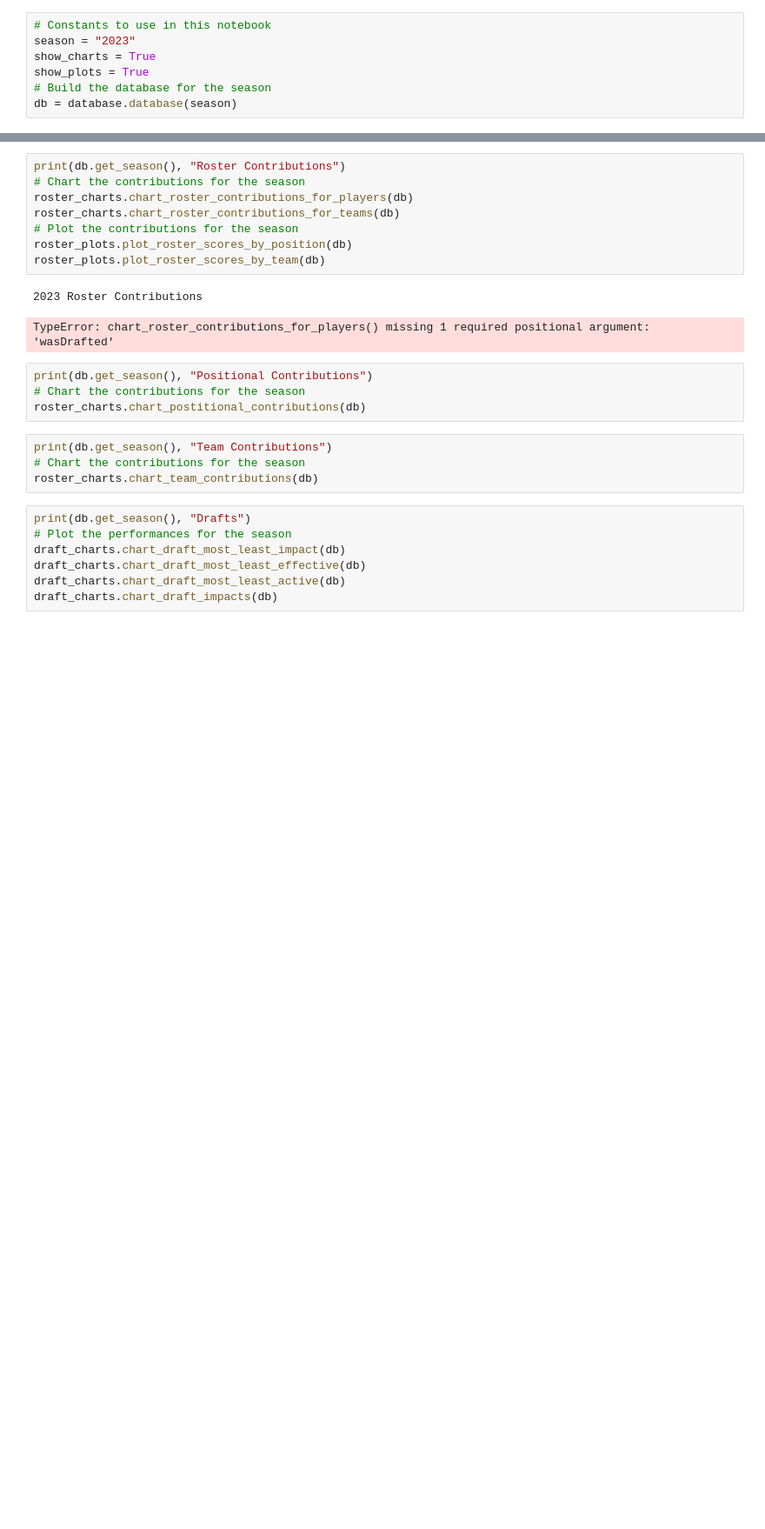
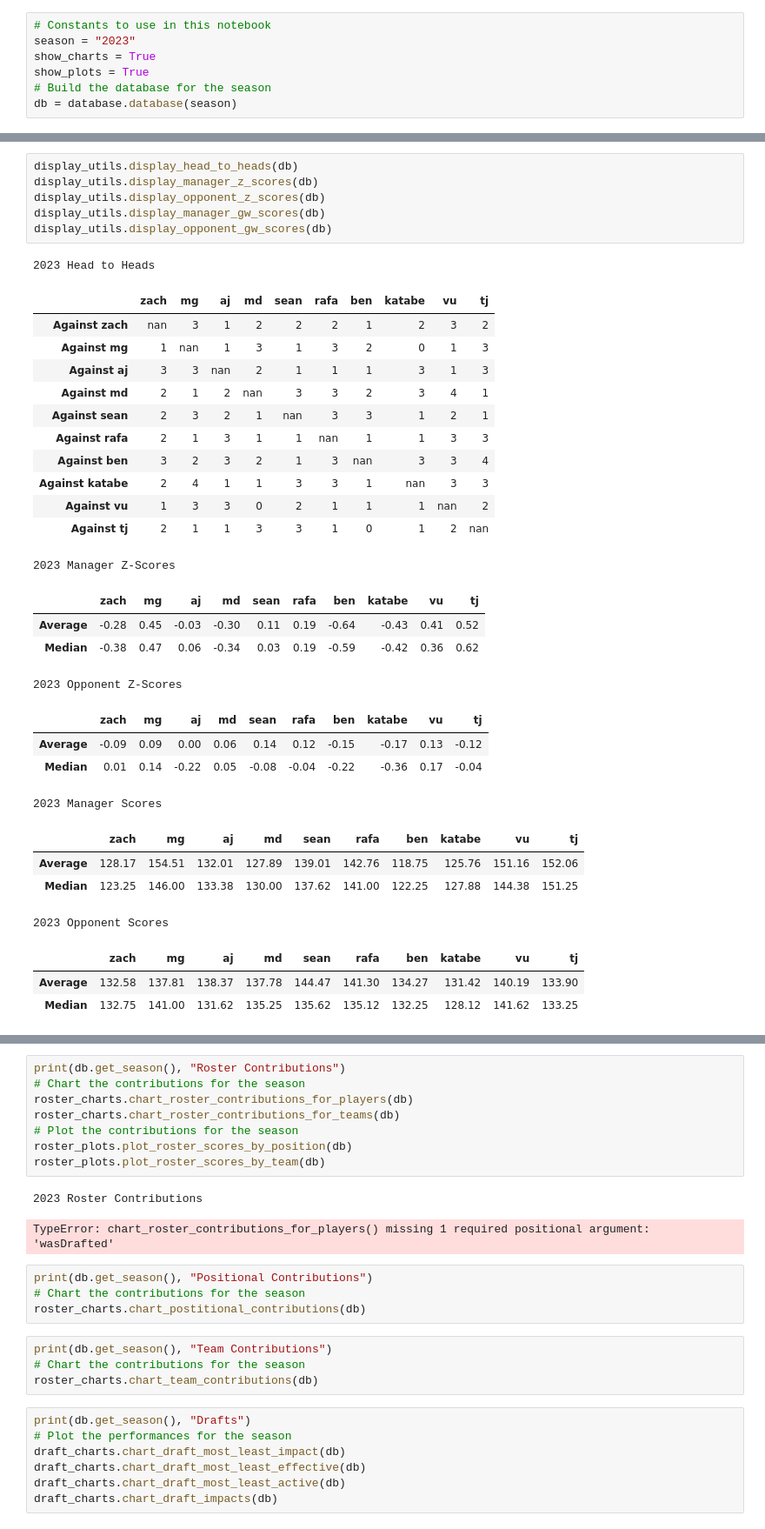
Before and after one commit to mgintjee/FPL-Stats, a Jupyter notebook: notebooks/nb_season_2023.ipynb, the cells around one changed output, grey strips where cells are left out. Shown at 87% size. Drawn from its saved outputs; the diff is of its cells as text; blank space fills up the shorter version.

Commit message:
Updated to use pandas tables instead of prettytable

```diff
--- a/notebooks/nb_season_2023.ipynb
+++ b/notebooks/nb_season_2023.ipynb
@@ -55,3 +31,38 @@ if(show_charts):
+# %%
+display_utils.display_head_to_heads(db)
+display_utils.display_manager_z_scores(db)
+display_utils.display_opponent_z_scores(db)
+display_utils.display_manager_gw_scores(db)
+display_utils.display_opponent_gw_scores(db)
+# %% [output]
+2023 Head to Heads
+|  | zach | mg | aj | md | sean | rafa | ben | katabe | vu | tj |
+| Against zach | nan | 3 | 1 | 2 | 2 | 2 | 1 | 2 | 3 | 2 |
+| Against mg | 1 | nan | 1 | 3 | 1 | 3 | 2 | 0 | 1 | 3 |
+| Against aj | 3 | 3 | nan | 2 | 1 | 1 | 1 | 3 | 1 | 3 |
+| Against md | 2 | 1 | 2 | nan | 3 | 3 | 2 | 3 | 4 | 1 |
+| Against sean | 2 | 3 | 2 | 1 | nan | 3 | 3 | 1 | 2 | 1 |
+| Against rafa | 2 | 1 | 3 | 1 | 1 | nan | 1 | 1 | 3 | 3 |
+| Against ben | 3 | 2 | 3 | 2 | 1 | 3 | nan | 3 | 3 | 4 |
+| Against katabe | 2 | 4 | 1 | 1 | 3 | 3 | 1 | nan | 3 | 3 |
+| Against vu | 1 | 3 | 3 | 0 | 2 | 1 | 1 | 1 | nan | 2 |
+| Against tj | 2 | 1 | 1 | 3 | 3 | 1 | 0 | 1 | 2 | nan |
+2023 Manager Z-Scores
+|  | zach | mg | aj | md | sean | rafa | ben | katabe | vu | tj |
+| Average | -0.28 | 0.45 | -0.03 | -0.30 | 0.11 | 0.19 | -0.64 | -0.43 | 0.41 | 0.52 |
+| Median | -0.38 | 0.47 | 0.06 | -0.34 | 0.03 | 0.19 | -0.59 | -0.42 | 0.36 | 0.62 |
+2023 Opponent Z-Scores
+|  | zach | mg | aj | md | sean | rafa | ben | katabe | vu | tj |
+| Average | -0.09 | 0.09 | 0.00 | 0.06 | 0.14 | 0.12 | -0.15 | -0.17 | 0.13 | -0.12 |
+| Median | 0.01 | 0.14 | -0.22 | 0.05 | -0.08 | -0.04 | -0.22 | -0.36 | 0.17 | -0.04 |
+2023 Manager Scores
+|  | zach | mg | aj | md | sean | rafa | ben | katabe | vu | tj |
+| Average | 128.17 | 154.51 | 132.01 | 127.89 | 139.01 | 142.76 | 118.75 | 125.76 | 151.16 | 152.06 |
+| Median | 123.25 | 146.00 | 133.38 | 130.00 | 137.62 | 141.00 | 122.25 | 127.88 | 144.38 | 151.25 |
+2023 Opponent Scores
+|  | zach | mg | aj | md | sean | rafa | ben | katabe | vu | tj |
+| Average | 132.58 | 137.81 | 138.37 | 137.78 | 144.47 | 141.30 | 134.27 | 131.42 | 140.19 | 133.90 |
+| Median | 132.75 | 141.00 | 131.62 | 135.25 | 135.62 | 135.12 | 132.25 | 128.12 | 141.62 | 133.25 |
 # %%
 print(db.get_season(), "Scores")
 score_plots.plot_manager_scores(db)
```
Also changed, not shown: parts of 6 cells of this notebook, 7 other files.
